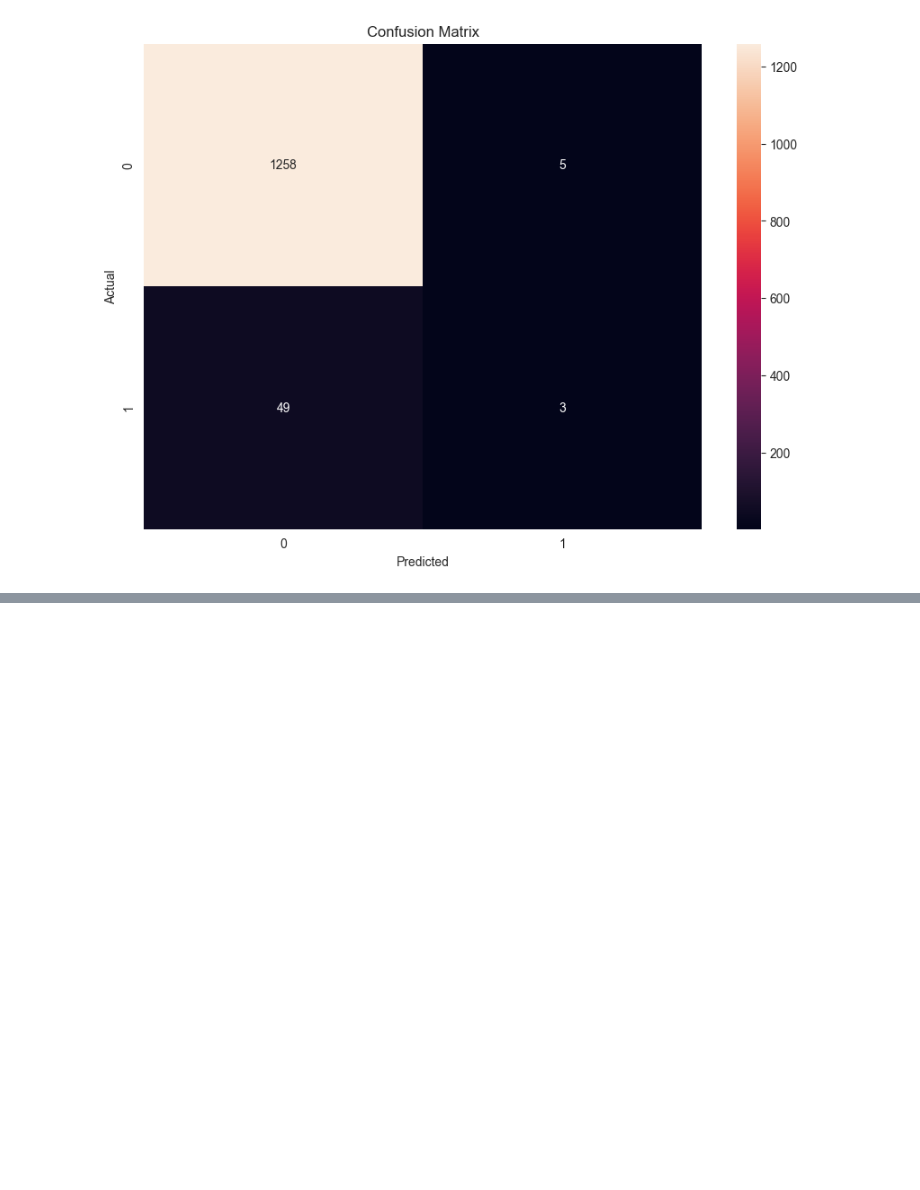
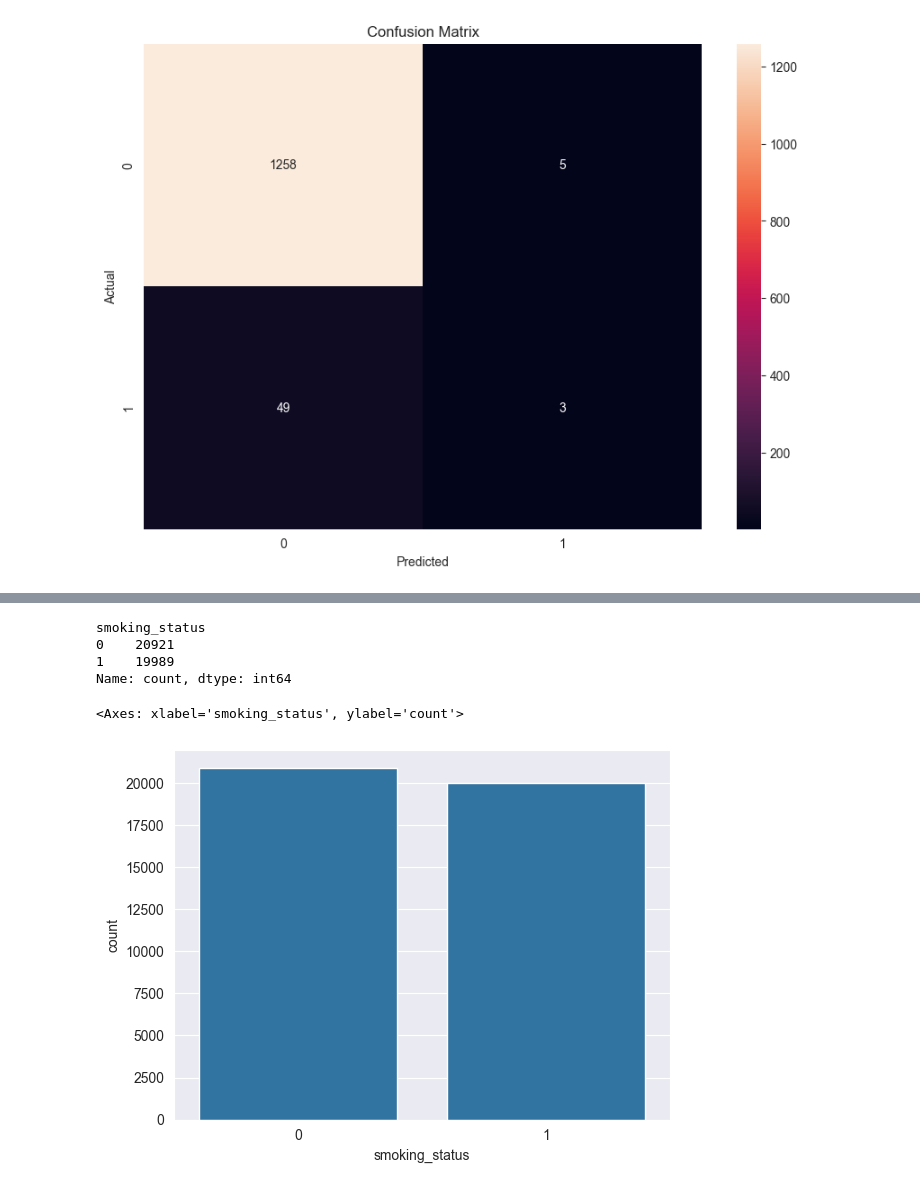
Before and after one commit to Rammiiii/DEPI-Project, a Jupyter notebook: DEPI_GP.ipynb, the cells around one changed output, grey strips where cells are left out. Drawn from its saved outputs; the diff is of its cells as text; code cells hidden in the pictures; blank space fills up the shorter version.

Commit message:
dealing with biased data

```diff
--- a/DEPI_GP.ipynb
+++ b/DEPI_GP.ipynb
@@ -740,0 +788,2 @@ with open('stroke_prediction_model.pkl', 'wb') as file:
+# %%
+data2['sex'].fillna(data2['sex'].mode()[0],inplace=True)
@@ -740,0 +805,2 @@ with open('stroke_prediction_model.pkl', 'wb') as file:
+# %%
+data2.rename(columns={'sex':'gender'},inplace=True)
@@ -740,0 +837,7 @@ with open('stroke_prediction_model.pkl', 'wb') as file:
+# %%
+# Govt_job=0, Never_worked=1, Private=2, Self-employed=3, children=4
+# Never_worked=0,children=1, Govt_job=2, Self-employed=3, Private=4
+dic={
+    0:2,1:0,2:4,3:3,4:1
+}
+data2['work_type']=data2['work_type'].map(dic)
@@ -740,0 +872,5 @@ with open('stroke_prediction_model.pkl', 'wb') as file:
+# %%
+dic_res={
+    0:1,1:0
+}
+data2['Residence_type']=data2['Residence_type'].map(dic_res)
@@ -740,0 +891,12 @@ with open('stroke_prediction_model.pkl', 'wb') as file:
+# %%
+data2['smoking_status'].value_counts()
+# %% [output]
+smoking_status
+0    20921
+1    19989
+Name: count, dtype: int64
+# %%
+sns.countplot(data=data2,x='smoking_status')
+# %% [output]
+<Axes: xlabel='smoking_status', ylabel='count'>
+[figure, added]
```
Also changed, not shown: parts of 35 cells of this notebook, 3 other files.
